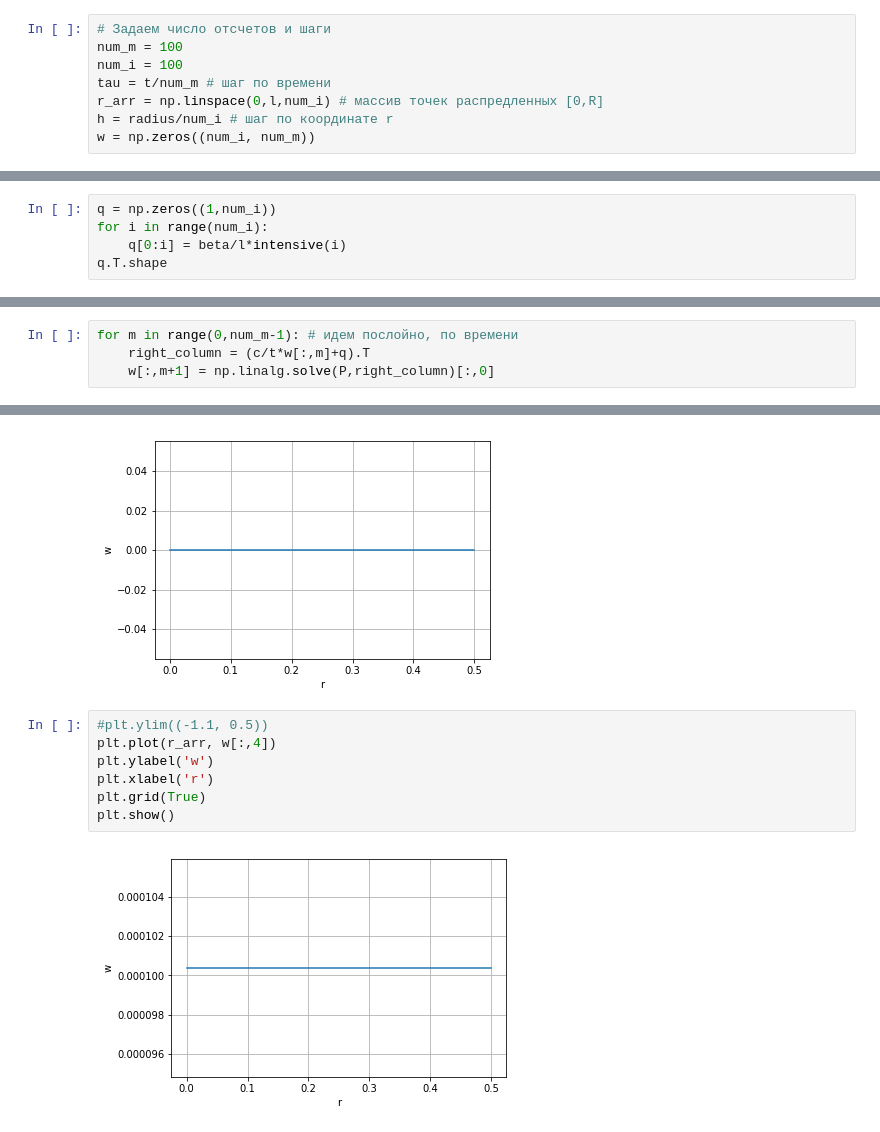
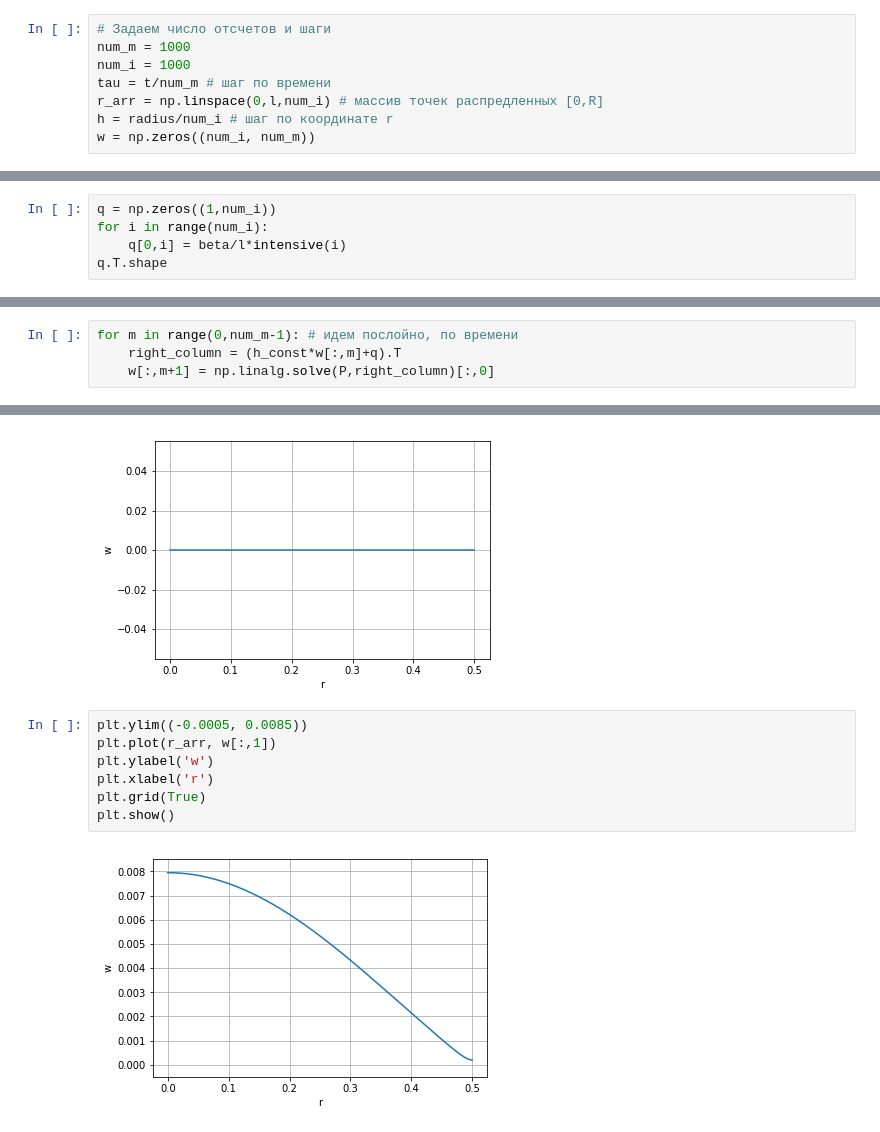
Before and after one commit to LinarKulinar/Numerical-Methods-in-Equations-of-Mathematical-Physics, a Jupyter notebook: my_implicit_(неявная).ipynb, the cells around one changed output, grey strips where cells are left out. Cells and saved outputs as stored; diff of their text form.

```diff
--- a/my_implicit_(неявная).ipynb
+++ b/my_implicit_(неявная).ipynb
@@ -12,8 +12,8 @@ beta = 0.008
 t = 180 # время наблюдения
 # %%
 # Задаем число отсчетов и шаги
-num_m = 100
-num_i = 100
+num_m = 1000
+num_i = 1000
 tau = t/num_m # шаг по времени
 r_arr = np.linspace(0,l,num_i) # массив точек распредленных [0,R]
 h = radius/num_i # шаг по координате r
@@ -78,6 +78,6 @@ w[:,0] = 0 # при t = 0
 # %%
 q = np.zeros((1,num_i))
 for i in range(num_i):
-    q[0:i] = beta/l*intensive(i)
+    q[0,i] = beta/l*intensive(i)
 q.T.shape
 # %% [output]
@@ -85,6 +85,6 @@ q.T.shape
 # %%
 for m in range(0,num_m-1): # идем послойно, по времени
-    right_column = (c/t*w[:,m]+q).T
+    right_column = (h_const*w[:,m]+q).T
     w[:,m+1] = np.linalg.solve(P,right_column)[:,0]
 # %%
 #plt.ylim((-1.1, 0.5))
@@ -96,11 +96,11 @@ plt.show()
 # %% [output]
 [figure]
 # %%
-#plt.ylim((-1.1, 0.5))
-plt.plot(r_arr, w[:,4])
+plt.ylim((-0.0005, 0.0085))
+plt.plot(r_arr, w[:,1])
 plt.ylabel('w')
 plt.xlabel('r')
 plt.grid(True)
 plt.show()
 # %% [output]
-[figure, old version]
+[figure, new version]
```
Also changed, not shown: parts of 6 cells of this notebook.
